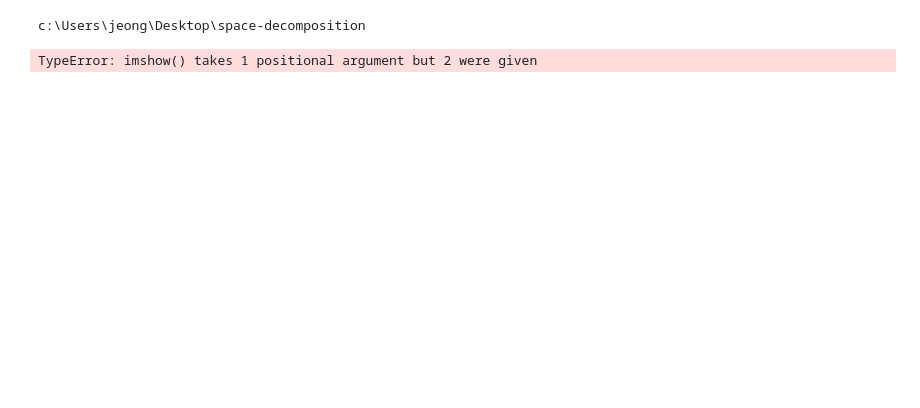
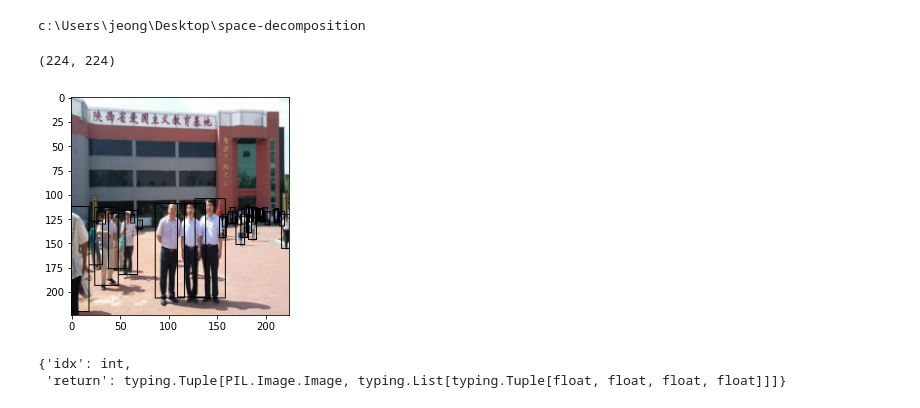
Before and after one commit to jeongroseok/space-decomposition, a Jupyter notebook: notebooks/modeling-lightning.ipynb, the cells around one changed output. Drawn from its saved outputs; the diff is of its cells as text; code cells hidden in the pictures; blank space fills up the shorter version.

```diff
--- a/notebooks/modeling-lightning.ipynb
+++ b/notebooks/modeling-lightning.ipynb
@@ -26,9 +27,10 @@ transform = transforms.Compose([
     # transforms.ToTensor(),
     # transforms.Normalize(mean=[.5, .5, .5], std=[.5, .5, .5]),
 ])
-datasets = {x: WiderPerson("D:\\datasets\\WiderPerson", split=x, transform=transform) for x in ["train", "test", "val"]}
+datasets = {x: WiderPerson("D:\\datasets\\WiderPerson", split=x, transform=transform) for x in ["train", "val"]}
 # %%
-def visualize_dataset(image, target):
+def visualize_sample(sample):
+    image, target = sample
     draw = ImageDraw.Draw(image)
     for t in target:
         xy1 = np.array(t[1:3]) * image.size
@@ -38,6 +40,12 @@ def visualize_dataset(image, target):
     print(image.size)
     plt.imshow(image)
 # %%
-imshow(datasets['train'][0])
+visualize_sample(datasets['train'][0])
 # %% [output]
-TypeError: imshow() takes 1 positional argument but 2 were given
+(224, 224)
+[figure, added]
+# %%
+get_type_hints(datasets['train'].__getitem__)
+# %% [output]
+{'idx': int,
+ 'return': typing.Tuple[PIL.Image.Image, typing.List[typing.Tuple[float, float, float, float]]]}
```
Also changed, not shown: parts of 1 cell of this notebook, 12 other files.
